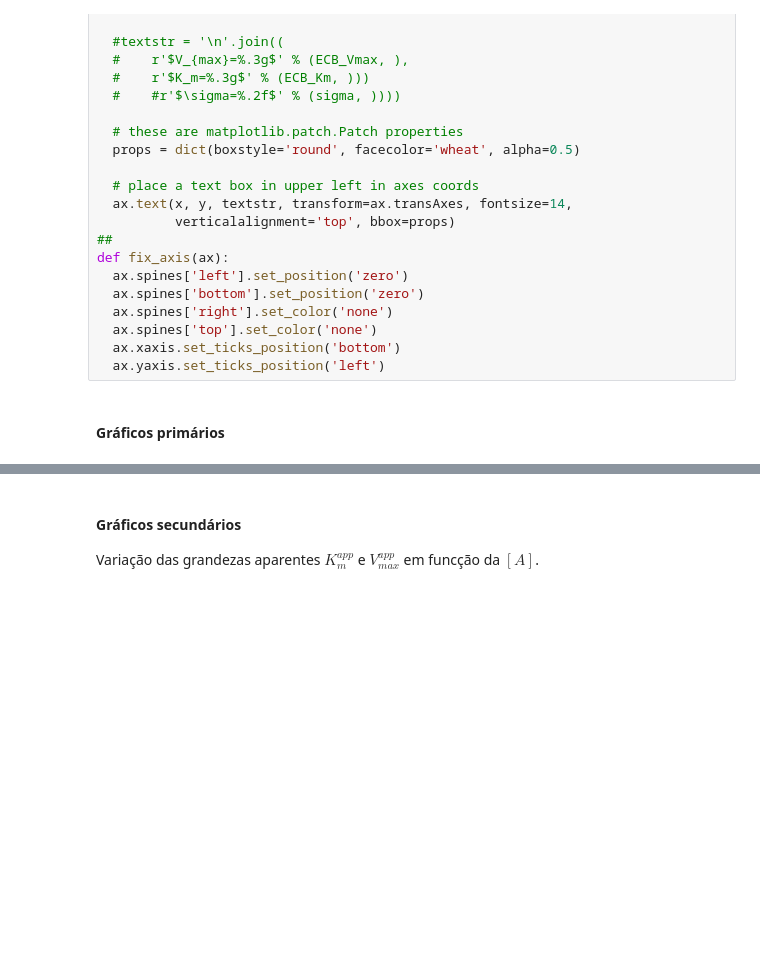
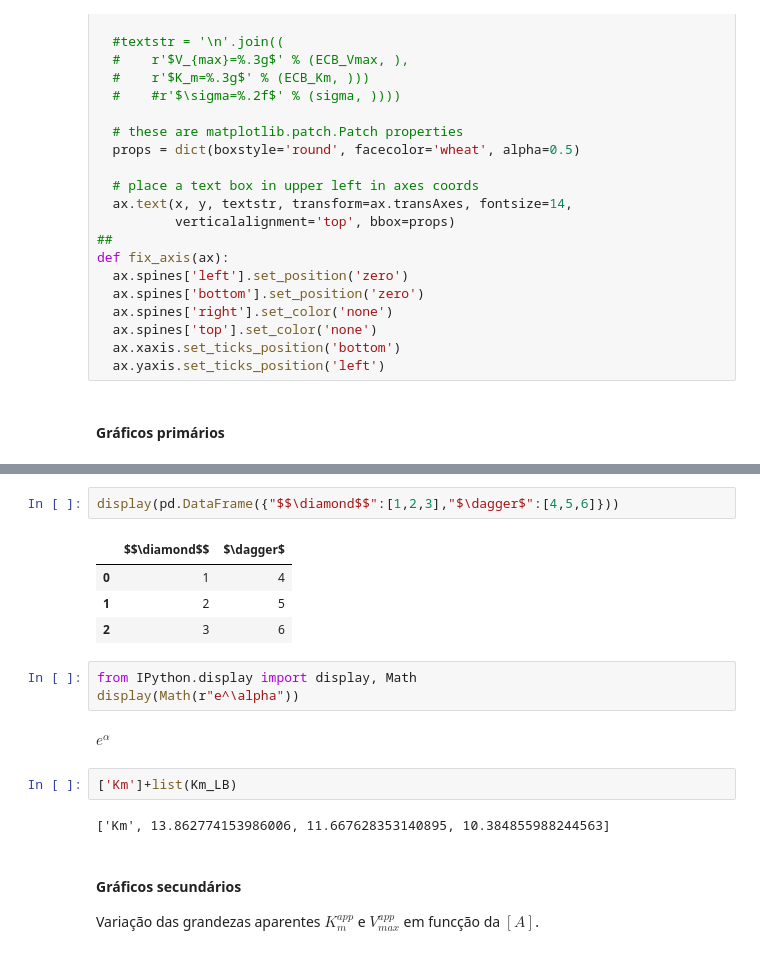
Before and after one commit to pjmartel/teaching, a Jupyter notebook: enzymology/inhibition_analysis.ipynb, the cells around one changed output, grey strips where cells are left out. Saved outputs shown, nothing was run; the diff lists cells and outputs as text; blank space fills up the shorter version.

Commit message:
Add apparent constants table

```diff
--- a/enzymology/inhibition_analysis.ipynb
+++ b/enzymology/inhibition_analysis.ipynb
@@ -254,3 +290,19 @@ Vmax_HW = np.array(Vmax_HW)
+# %%
+display(pd.DataFrame({"$$\diamond$$":[1,2,3],"$\dagger$":[4,5,6]}))
+# %% [output]
+|  | $$\diamond$$ | $\dagger$ |
+| 0 | 1 | 4 |
+| 1 | 2 | 5 |
+| 2 | 3 | 6 |
+# %%
+from IPython.display import display, Math
+display(Math(r"e^\alpha"))
+# %% [output]
+$\displaystyle e^\alpha$
+# %%
+['Km']+list(Km_LB)
+# %% [output]
+['Km', 13.862774153986006, 11.667628353140895, 10.384855988244563]
 # %% [markdown]
 #### Gráficos secundários
 Variação das grandezas aparentes $K_m^{app}$ e $V_{max}^{app}$ em funcção da $[A]$.
```
Also changed, not shown: parts of 11 cells of this notebook.
